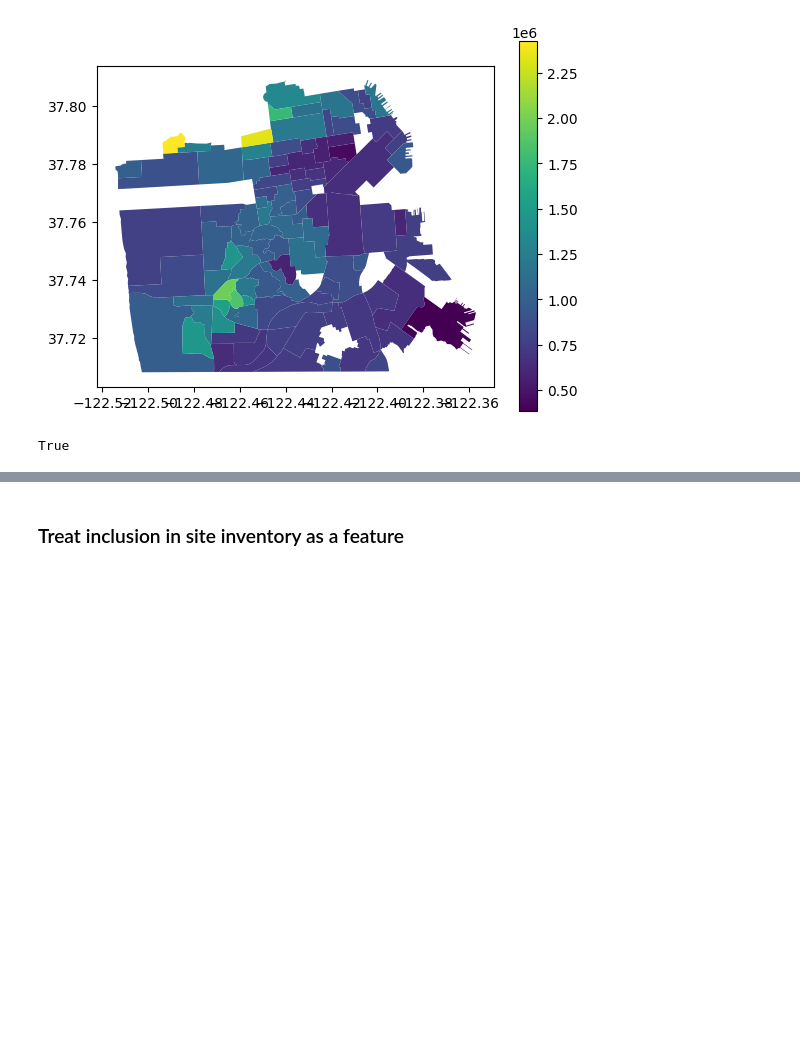
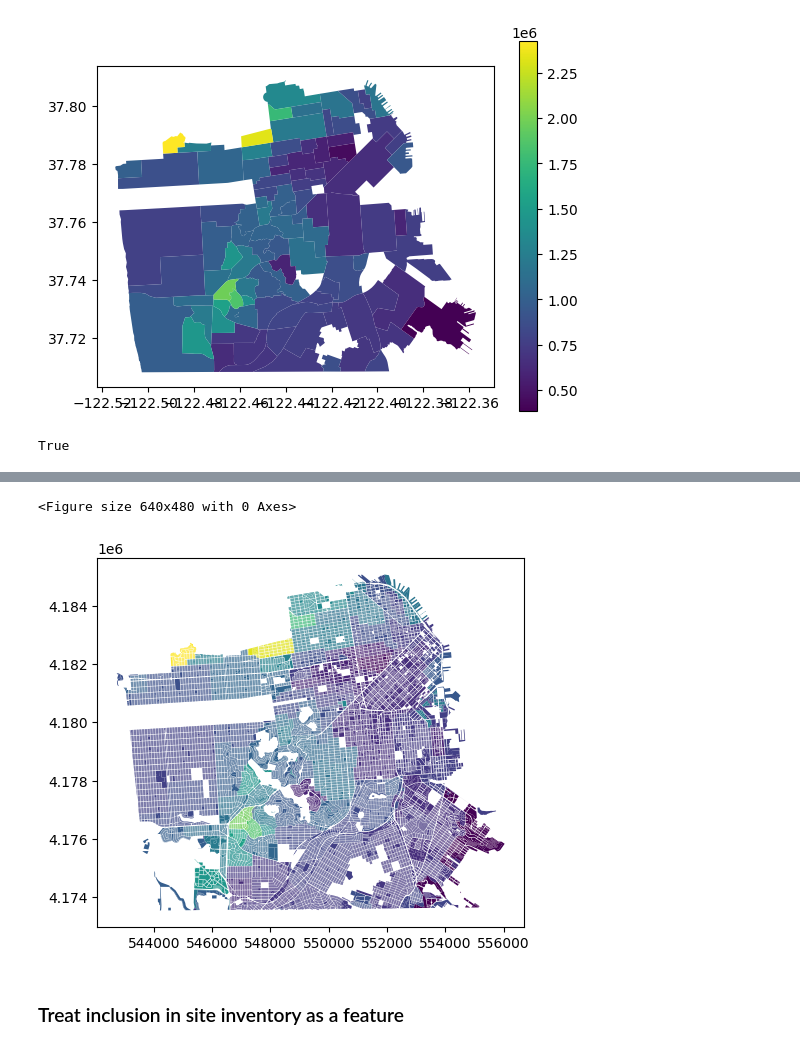
Before and after one commit to sdamerdji/dissertation, a Jupyter notebook: pdev/clean3.ipynb, the cells around one changed output, grey strips where cells are left out. Drawn from its saved outputs; the diff is of its cells as text; code cells hidden in the pictures; blank space fills up the shorter version.

```diff
--- a/pdev/clean3.ipynb
+++ b/pdev/clean3.ipynb
@@ -385,7 +398,7 @@ plt.show()
 <Figure size 640x480 with 0 Axes>
 [figure]
 # %%
-neighborhoods_rent = pd.merge(neighborhoods, rent, left_on='name', right_on='RegionName', how='right')
+neighborhoods_rent = pd.merge(sfneighborhoods, rent, left_on='name', right_on='RegionName', how='right')
 # %%
 plt.clf()
 neighborhoods_rent.plot(column='2007-01-31', legend=True)
@@ -401,12 +414,11 @@ neighborhoods_rent = neighborhoods_rent.rename({'name': 'neighborhood', '2007-01
 full_df4 = full_df4.replace({'neighborhood': {'dowtown': 'downtown',
                                              'croker_amazon': 'crocker_amazon',
                                              'ingleside_terrace': 'ingleside_terraces',
-                                             'lake_--the_presidio': 'lake',
                                              'sea_cliff': 'seacliff',
                                              'lake_shore': 'lakeshore'}})
 # %%
 full_df4_rent = gpd.sjoin(full_df4,
-                          neighborhoods_rent.drop('neighborhood', axis=1),
+                          neighborhoods_rent.drop('neighborhood', axis=1).to_crs('EPSG:26910'),
                           how='left',
                           predicate='within')
 # %%
@@ -509,7 +534,10 @@ full_df4_rent3 = full_df4_rent3.drop('index_right', axis=1)
 full_df4_rent3[['CANTID_blklot_backup', 'CANTID_geometry_backup']] = full_df4_rent3[['CANTID_blklot_backup',
                                                                                      'CANTID_geometry_backup']].astype(str)
 # %%
-full_df4_rent3 = full_df4_rent3.drop_duplicates(subset=['MapBlkLot_Master', 'mapblklot', 'blklot', 'active', 'geometry'])
+full_df4_rent3 = full_df4_rent3.drop_duplicates(subset=['MapBlkLot_Master',
+                                                        'mapblklot',
+                                                        'blklot',
+                                                        'geometry'])
 # %%
 full_df4_rent.rentJan07 = full_df4_rent.rentJan07.fillna(full_df4_rent3['rentJan07'])
 # %%
@@ -519,5 +547,12 @@ full_df4_rent.rentJan07.notna().mean()
 # %%
 full_df4 = full_df4_rent
+# %%
+plt.clf()
+full_df4.plot(column='rentJan07')
+plt.show()
+# %% [output]
+<Figure size 640x480 with 0 Axes>
+[figure, added]
 # %% [markdown]
 ### Treat inclusion in site inventory as a feature
 # %%
```
Also changed, not shown: parts of 69 cells of this notebook, 2 other files.
